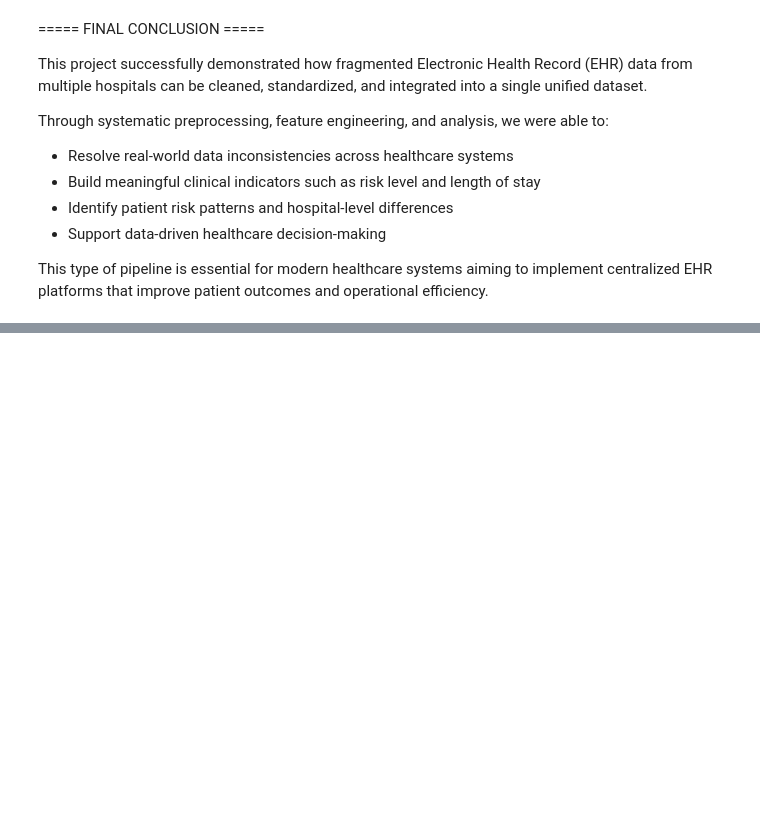
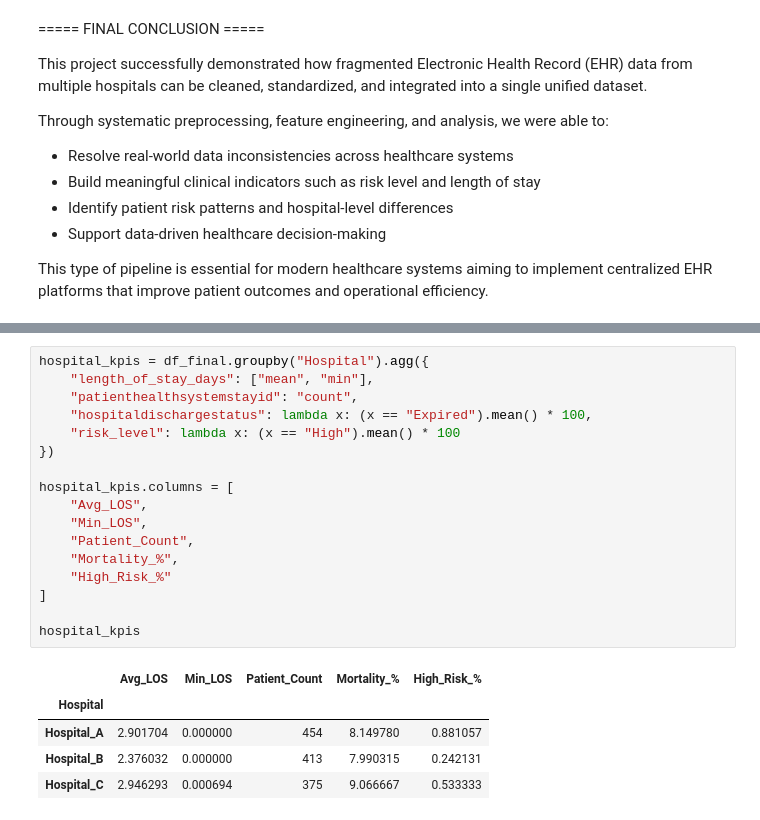
Before and after one commit to RanaAAAli/EHR-Data-Analysis-Project, a Jupyter notebook: Healthcare_EHR_Data_Analysis.ipynb, the cells around one changed output, grey strips where cells are left out. Saved outputs shown, nothing was run; the diff lists cells and outputs as text; blank space fills up the shorter version.

```diff
--- a/Healthcare_EHR_Data_Analysis.ipynb
+++ b/Healthcare_EHR_Data_Analysis.ipynb
@@ -372,0 +441,23 @@ centralized EHR platforms that improve patient outcomes and operational efficien
+# %%
+hospital_kpis = df_final.groupby("Hospital").agg({
+    "length_of_stay_days": ["mean", "min"],
+    "patienthealthsystemstayid": "count",
+    "hospitaldischargestatus": lambda x: (x == "Expired").mean() * 100,
+    "risk_level": lambda x: (x == "High").mean() * 100
+})
+
+hospital_kpis.columns = [
+    "Avg_LOS",
+    "Min_LOS",
+    "Patient_Count",
+    "Mortality_%",
+    "High_Risk_%"
+]
+
+hospital_kpis
+# %% [output]
+|  | Avg_LOS | Min_LOS | Patient_Count | Mortality_% | High_Risk_% |
+| Hospital |  |  |  |  |  |
+| Hospital_A | 2.901704 | 0.000000 | 454 | 8.149780 | 0.881057 |
+| Hospital_B | 2.376032 | 0.000000 | 413 | 7.990315 | 0.242131 |
+| Hospital_C | 2.946293 | 0.000694 | 375 | 9.066667 | 0.533333 |
```
Also changed, not shown: parts of 11 cells of this notebook.
